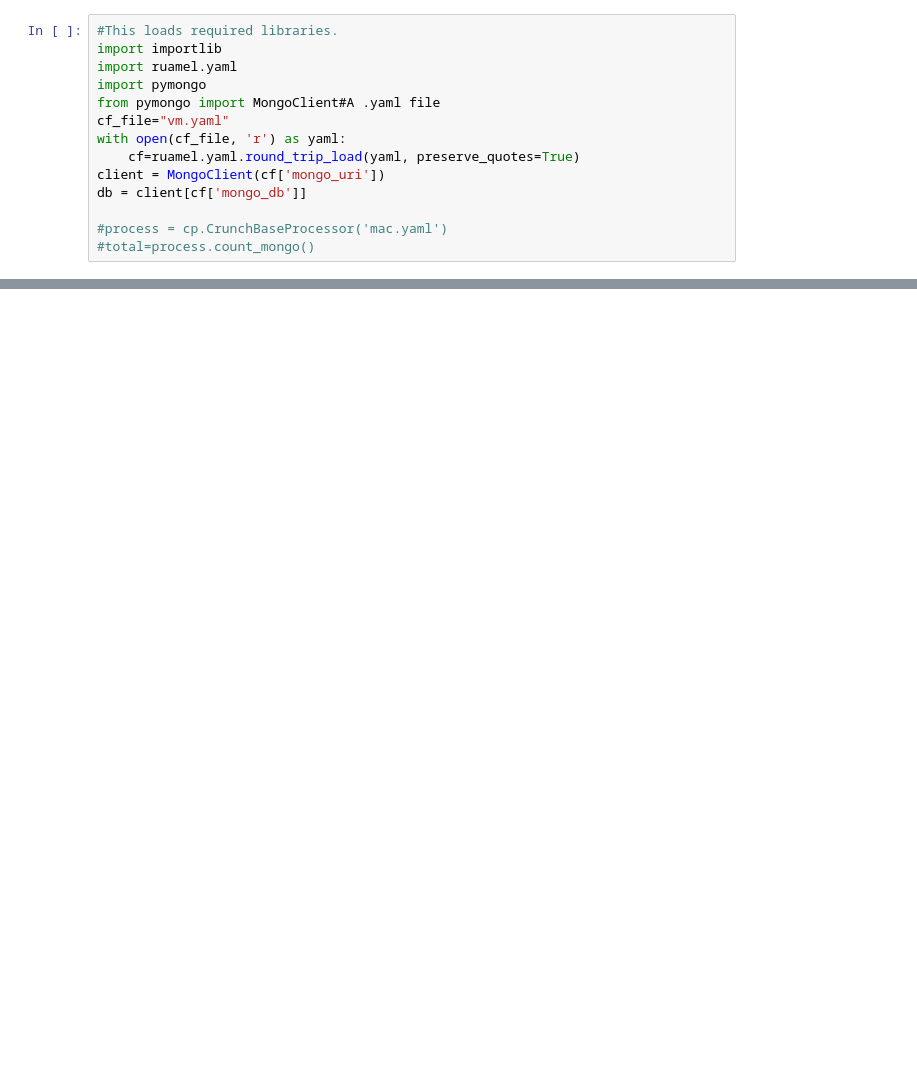
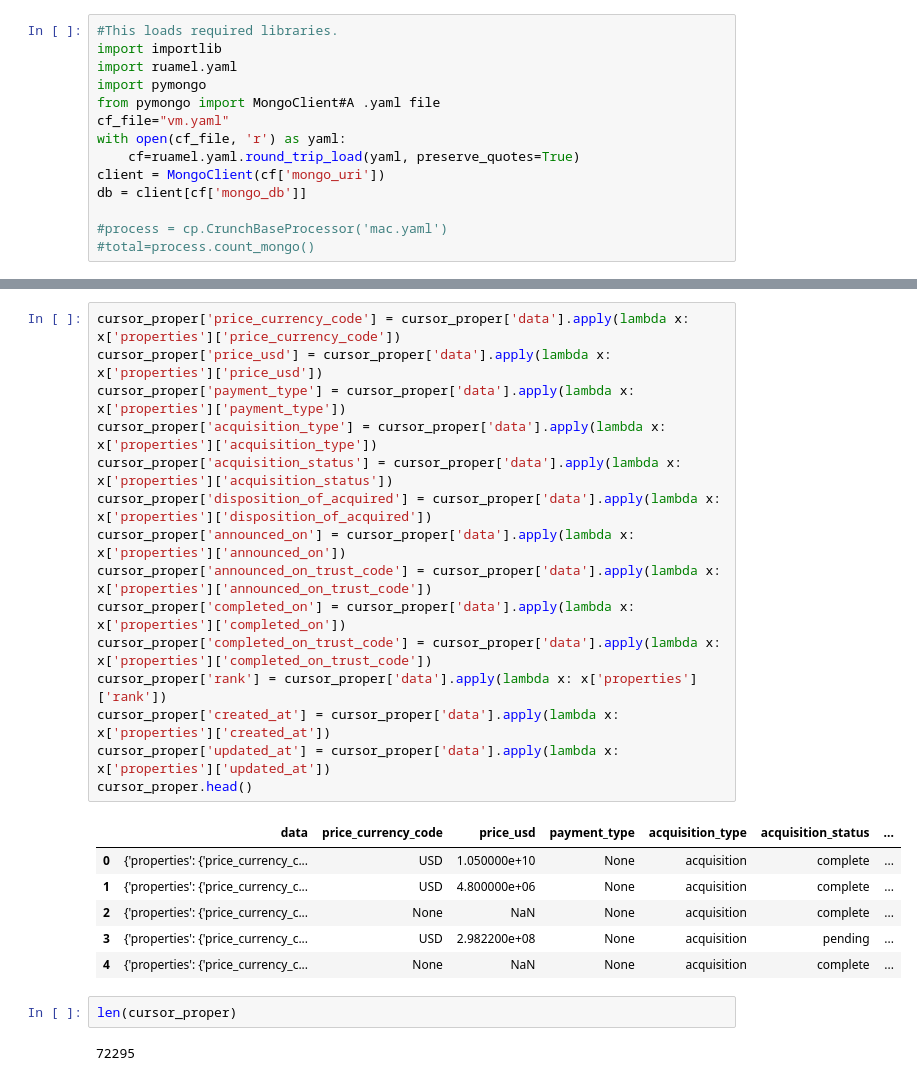
Before and after one commit to LULUDAI/msrp_2019, a Jupyter notebook: pymongo.ipynb, the cells around one changed output, grey strips where cells are left out. Cells and saved outputs as stored; diff of their text form; blank space fills up the shorter version.

```diff
--- a/pymongo.ipynb
+++ b/pymongo.ipynb
@@ -33,0 +49,26 @@ cursor_df.head()
+# %%
+cursor_proper['price_currency_code'] = cursor_proper['data'].apply(lambda x: x['properties']['price_currency_code'])
+cursor_proper['price_usd'] = cursor_proper['data'].apply(lambda x: x['properties']['price_usd'])
+cursor_proper['payment_type'] = cursor_proper['data'].apply(lambda x: x['properties']['payment_type'])
+cursor_proper['acquisition_type'] = cursor_proper['data'].apply(lambda x: x['properties']['acquisition_type'])
+cursor_proper['acquisition_status'] = cursor_proper['data'].apply(lambda x: x['properties']['acquisition_status'])
+cursor_proper['disposition_of_acquired'] = cursor_proper['data'].apply(lambda x: x['properties']['disposition_of_acquired'])
+cursor_proper['announced_on'] = cursor_proper['data'].apply(lambda x: x['properties']['announced_on'])
+cursor_proper['announced_on_trust_code'] = cursor_proper['data'].apply(lambda x: x['properties']['announced_on_trust_code'])
+cursor_proper['completed_on'] = cursor_proper['data'].apply(lambda x: x['properties']['completed_on'])
+cursor_proper['completed_on_trust_code'] = cursor_proper['data'].apply(lambda x: x['properties']['completed_on_trust_code'])
+cursor_proper['rank'] = cursor_proper['data'].apply(lambda x: x['properties']['rank'])
+cursor_proper['created_at'] = cursor_proper['data'].apply(lambda x: x['properties']['created_at'])
+cursor_proper['updated_at'] = cursor_proper['data'].apply(lambda x: x['properties']['updated_at'])
+cursor_proper.head()
+# %% [output]
+|  | data | price_currency_code | price_usd | payment_type | acquisition_type | acquisition_status | ... |
+| 0 | {'properties': {'price_currency_c... | USD | 1.050000e+10 | None | acquisition | complete | ... |
+| 1 | {'properties': {'price_currency_c... | USD | 4.800000e+06 | None | acquisition | complete | ... |
+| 2 | {'properties': {'price_currency_c... | None | NaN | None | acquisition | complete | ... |
+| 3 | {'properties': {'price_currency_c... | USD | 2.982200e+08 | None | acquisition | pending | ... |
+| 4 | {'properties': {'price_currency_c... | None | NaN | None | acquisition | complete | ... |
+# %%
+len(cursor_proper)
+# %% [output]
+72295
```
Also changed, not shown: parts of 14 cells of this notebook.
